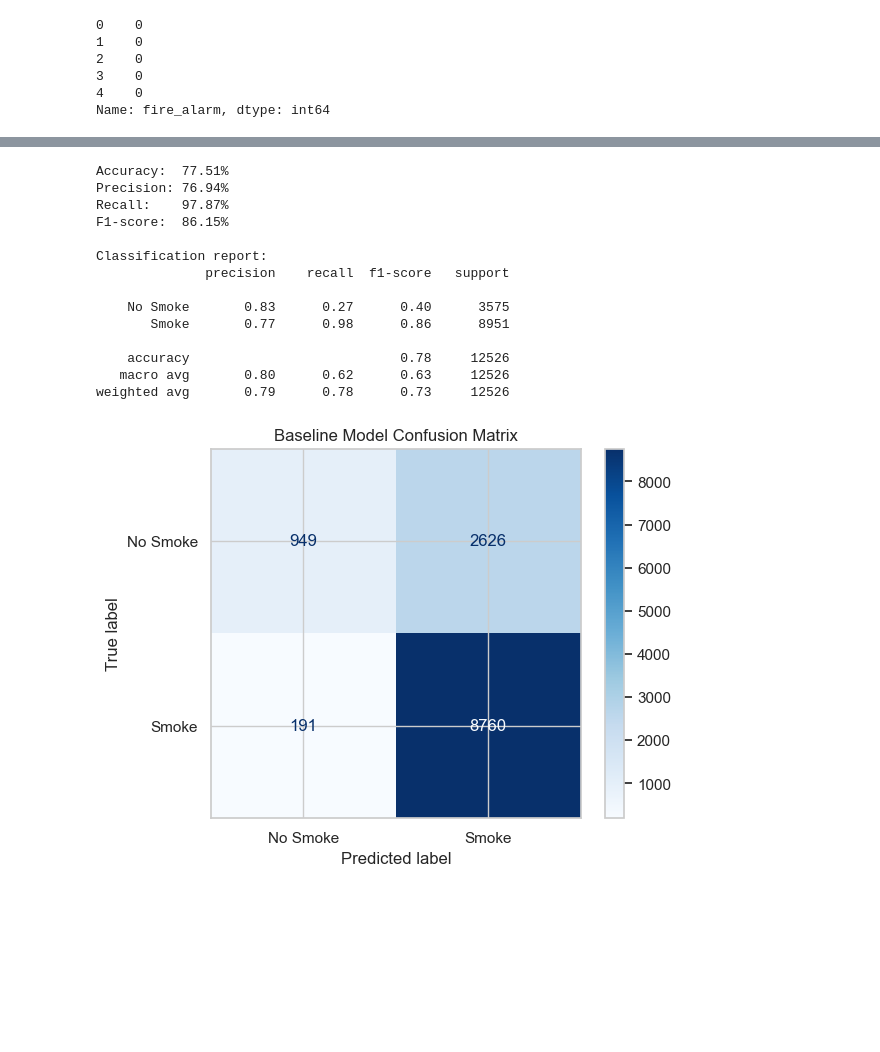
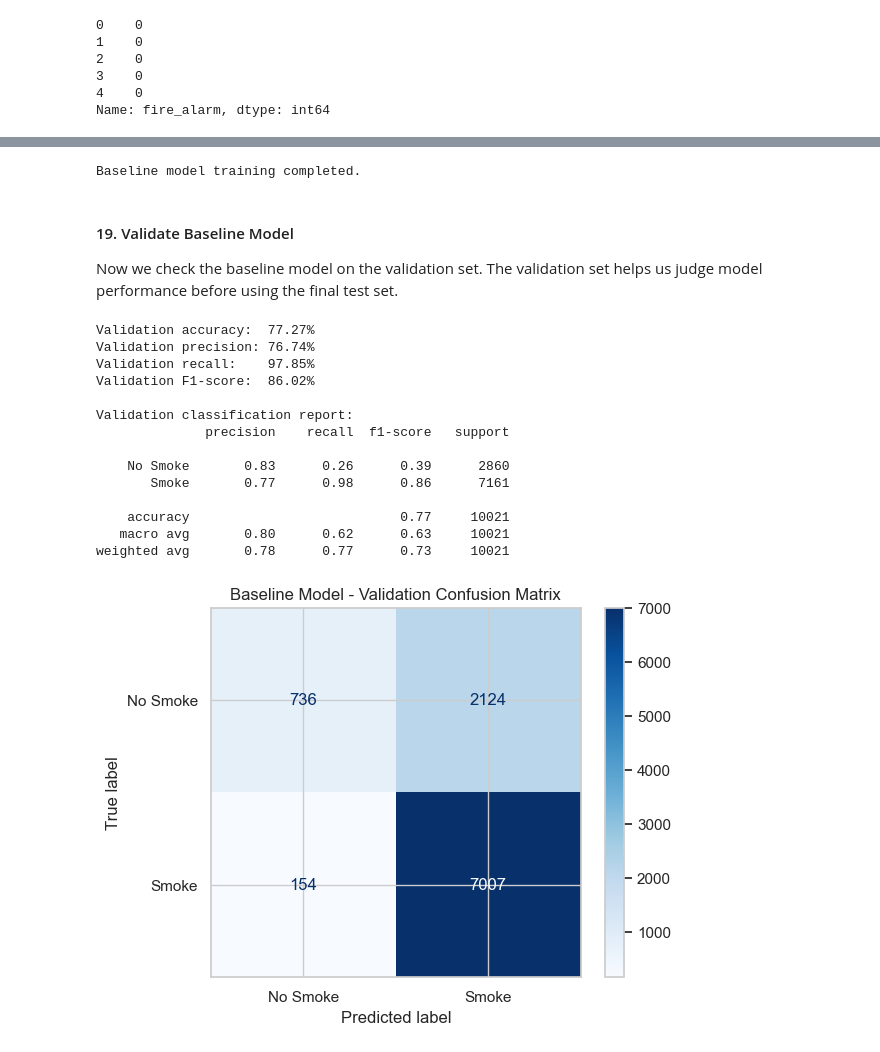
Before and after one commit to SEP4Spring2026/SEP4, a Jupyter notebook: System/MlServer/waqars_model/smoke_detection_model.ipynb, the cells around one changed output, grey strips where cells are left out. Saved outputs shown, nothing was run; the diff lists cells and outputs as text; code cells hidden in the pictures; blank space fills up the shorter version.

Commit message:
Update smoke detection notebook and cleaned data

```diff
--- a/System/MlServer/waqars_model/smoke_detection_model.ipynb
+++ b/System/MlServer/waqars_model/smoke_detection_model.ipynb
@@ -460,12 +518,14 @@ Scaling helps many ML models compare the sensor columns fairly, especially becau
 # %%
-from sklearn.preprocessing import StandardScaler
+# Scale train, validation, and test features using the training data only.
 
 sensor_scaler = StandardScaler()
 
 X_train_scaled = sensor_scaler.fit_transform(X_train)
+X_val_scaled = sensor_scaler.transform(X_val)
 X_test_scaled = sensor_scaler.transform(X_test)
 
 X_train_scaled = pd.DataFrame(X_train_scaled, columns=features_col.columns, index=X_train.index)
+X_val_scaled = pd.DataFrame(X_val_scaled, columns=features_col.columns, index=X_val.index)
 X_test_scaled = pd.DataFrame(X_test_scaled, columns=features_col.columns, index=X_test.index)
 
 display(X_train_scaled.head())
@@ -485,43 +543,50 @@ For smoke detection, accuracy is useful, but recall and F1-score are more import
+# %%
+# Train the first simple baseline model on the training set.
+
+baseline_model = LogisticRegression(max_iter=1000, random_state=42)
+baseline_model.fit(X_train_scaled, y_train)
+
+print('Baseline model training completed.')
+# %% [output]
+Baseline model training completed.
+# %% [markdown]
+#### 19. Validate Baseline Model
+
+Now we check the baseline model on the validation set. The validation set helps us judge model performance before using the final test set.
 # %%
-from sklearn.linear_model import LogisticRegression
-from sklearn.metrics import accuracy_score, precision_score, recall_score, f1_score
-from sklearn.metrics import classification_report, confusion_matrix, ConfusionMatrixDisplay
+# Evaluate the baseline model on the validation set.
+baseline_val_predictions = baseline_model.predict(X_val_scaled)
 
-baseline_model = LogisticRegression(max_iter=1000, random_state=42)
-baseline_model.fit(X_train_scaled, y_train)
+baseline_val_accuracy = accuracy_score(y_val, baseline_val_predictions)
+baseline_val_precision = precision_score(y_val, baseline_val_predictions, zero_division=0)
+baseline_val_recall = recall_score(y_val, baseline_val_predictions, zero_division=0)
+baseline_val_f1 = f1_score(y_val, baseline_val_predictions, zero_division=0)
 
-baseline_predictions = baseline_model.predict(X_test_scaled)
+print(f'Validation accuracy:  {baseline_val_accuracy:.2%}')
+print(f'Validation precision: {baseline_val_precision:.2%}')
+print(f'Validation recall:    {baseline_val_recall:.2%}')
+print(f'Validation F1-score:  {baseline_val_f1:.2%}')
 
-baseline_accuracy = accuracy_score(y_test, baseline_predictions)
-baseline_precision = precision_score(y_test, baseline_predictions)
-baseline_recall = recall_score(y_test, baseline_predictions)
-baseline_f1 = f1_score(y_test, baseline_predictions)
+print('\nValidation classification report:')
+print(classification_report(y_val, baseline_val_predictions, target_names=['No Smoke', 'Smoke']))
 
-print(f'Accuracy:  {baseline_accuracy:.2%}')
-print(f'Precision: {baseline_precision:.2%}')
-print(f'Recall:    {baseline_recall:.2%}')
-print(f'F1-score:  {baseline_f1:.2%}')
-
-print('\nClassification report:')
-print(classification_report(y_test, baseline_predictions, target_names=['No Smoke', 'Smoke']))
-
-baseline_confusion_matrix = confusion_matrix(y_test, baseline_predictions)
-ConfusionMatrixDisplay(baseline_confusion_matrix, display_labels=['No Smoke', 'Smoke']).plot(cmap='Blues')
-plt.title('Baseline Model Confusion Matrix')
+baseline_val_confusion_matrix = confusion_matrix(y_val, baseline_val_predictions)
+ConfusionMatrixDisplay(baseline_val_confusion_matrix, display_labels=['No Smoke', 'Smoke']).plot(cmap='Blues')
+plt.title('Baseline Model - Validation Confusion Matrix')
 plt.show()
 # %% [output]
-Accuracy:  77.51%
-Precision: 76.94%
-Recall:    97.87%
-F1-score:  86.15%
+Validation accuracy:  77.27%
+Validation precision: 76.74%
+Validation recall:    97.85%
+Validation F1-score:  86.02%
 
-Classification report:
+Validation classification report:
               precision    recall  f1-score   support
 
-    No Smoke       0.83      0.27      0.40      3575
-       Smoke       0.77      0.98      0.86      8951
+    No Smoke       0.83      0.26      0.39      2860
+       Smoke       0.77      0.98      0.86      7161
 
-    accuracy                           0.78     12526
-   macro avg       0.80      0.62      0.63     12526
-weighted avg       0.79      0.78      0.73     12526
+    accuracy                           0.77     10021
+   macro avg       0.80      0.62      0.63     10021
+weighted avg       0.78      0.77      0.73     10021
-[figure, old version]
+[figure, new version]
```
Also changed, not shown: parts of 38 cells of this notebook, 1 other file.
